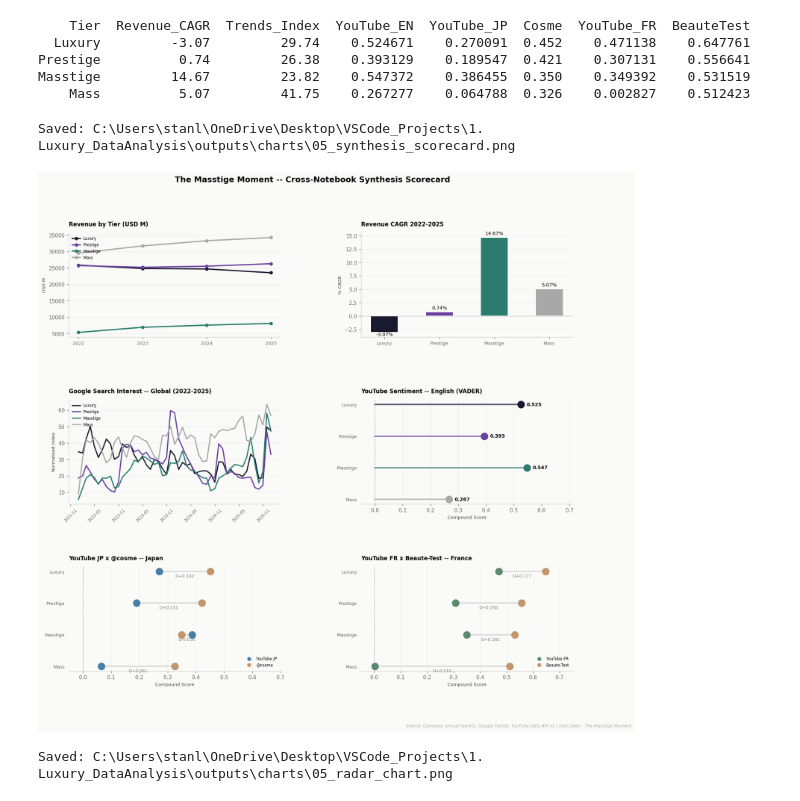
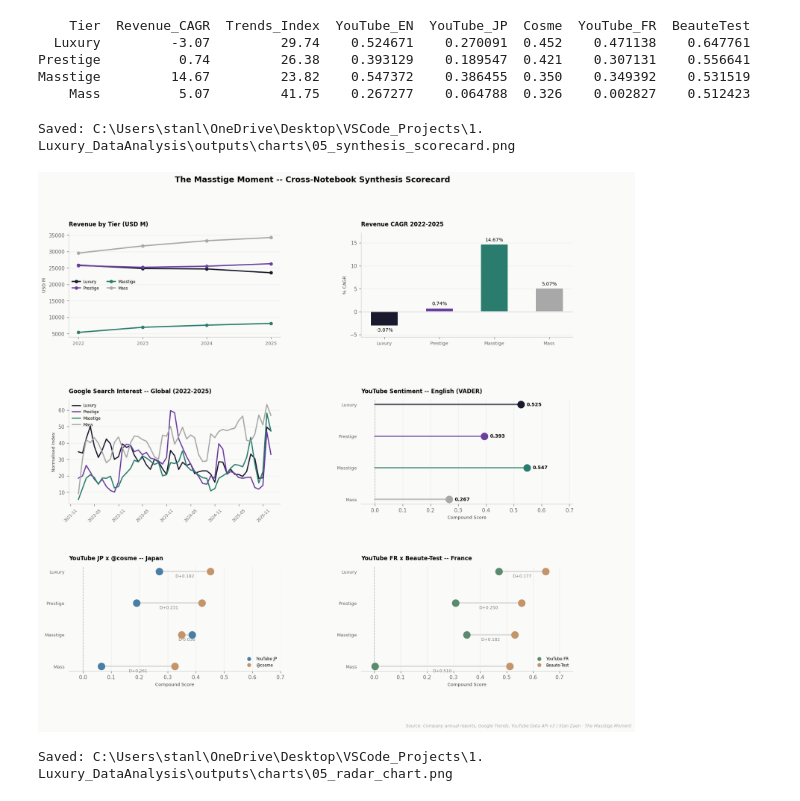
Before and after one commit to Stan-DS-Z/the-masstige-moment, a Jupyter notebook: notebooks/05_finalreport.ipynb, the cells around one changed output. Drawn from its saved outputs; the diff is of its cells as text; code cells hidden in the pictures.

```diff
--- a/notebooks/05_finalreport.ipynb
+++ b/notebooks/05_finalreport.ipynb
@@ -178,7 +178,9 @@ ax1.set_title("Revenue by Tier (USD M)", fontsize=10, fontweight="bold", loc="le
 ax1.set_ylabel("USD M", fontsize=8)
 ax1.set_xticks(rev_by_tier_year.index)
 ax1.set_xticklabels(rev_by_tier_year.index, fontsize=8)
-ax1.legend(fontsize=7, frameon=False, loc="upper left")
+# Legend sits in the empty mid-band between Masstige (bottom) and the
+# Luxury/Prestige/Mass cluster (top); "upper left" overlapped the lines.
+ax1.legend(fontsize=7, frameon=False, loc="center left", ncol=2)
 ax1.spines[["top", "right"]].set_visible(False)
 ax1.grid(axis="y", color="#EEEEEE", linewidth=0.8)
 
@@ -187,13 +189,21 @@ ax2 = fig.add_subplot(gs[0, 1])
 bars = ax2.bar(df_synth["Tier"], df_synth["Revenue_CAGR"],
                color=[TIER_COLOURS[t] for t in df_synth["Tier"]],
                width=0.5, edgecolor="white", linewidth=1.2)
+# Positive bars: label above the bar. Negative bars: label below the bar
+# end (va="top") so it never overlaps the bar itself.
 for bar, val in zip(bars, df_synth["Revenue_CAGR"]):
-    ax2.text(bar.get_x() + bar.get_width() / 2,
-             bar.get_height() + (0.3 if val >= 0 else -0.8),
-             f"{val:.2f}%", ha="center", va="bottom", fontsize=8.5)
+    if val >= 0:
+        ax2.text(bar.get_x() + bar.get_width() / 2, val + 0.45,
+                 f"{val:.2f}%", ha="center", va="bottom", fontsize=8.5)
+    else:
+        ax2.text(bar.get_x() + bar.get_width() / 2, val - 0.45,
+                 f"{val:.2f}%", ha="center", va="top", fontsize=8.5)
 ax2.set_title("Revenue CAGR 2022-2025", fontsize=10, fontweight="bold", loc="left")
 ax2.set_ylabel("% CAGR", fontsize=8)
 ax2.axhline(0, color="#CCCCCC", linewidth=0.8)
+# Headroom so the above/below-bar labels are not clipped by the axes.
+_cagr = df_synth["Revenue_CAGR"]
+ax2.set_ylim(_cagr.min() - 2.5, _cagr.max() + 2.5)
 ax2.spines[["top", "right"]].set_visible(False)
 ax2.tick_params(axis="x", labelsize=8)
 ax2.grid(axis="y", color="#EEEEEE", linewidth=0.8)
@@ -266,34 +276,34 @@ ax6 = fig.add_subplot(gs[2, 1])
 for i, tier in enumerate(TIER_ORDER):
     yt_val = df_synth.loc[df_synth["Tier"] == tier, "YouTube_FR"].values[0]
     bt_val = df_synth.loc[df_synth["Tier"] == tier, "BeauteTest"].values[0]
     delta  = bt_val - yt_val
     mid    = (yt_val + bt_val) / 2
     ax6.plot([yt_val, bt_val], [i, i], color="#DDDDDD", linewidth=2.5, zorder=1)
     ax6.scatter(yt_val, i, color=FR_YT_COLOR, s=150, zorder=5)
     ax6.scatter(bt_val, i, color=BT_COLOR,    s=150, zorder=5)
     ax6.text(mid, i + 0.22, f"D{delta:+.3f}",
              va="bottom", ha="center", fontsize=7.5, color="grey")
 ax6.axvline(0, color="grey", linewidth=1, linestyle="--", alpha=0.5)
 ax6.set_yticks(range(len(TIER_ORDER)))
 ax6.set_yticklabels(TIER_ORDER, fontsize=8)
 ax6.set_title("YouTube FR x Beaute-Test -- France",
               fontsize=10, fontweight="bold", loc="left")
 ax6.set_xlabel("Compound Score", fontsize=8)
 ax6.set_xlim(-0.05, 0.75)
 ax6.spines[["top", "right", "left"]].set_visible(False)
 ax6.tick_params(left=False)
 ax6.grid(axis="x", color="#EEEEEE", linewidth=0.8)
 ax6.invert_yaxis()
 ax6.legend(handles=[
     Line2D([0],[0],marker="o",color="w",markerfacecolor=FR_YT_COLOR,markersize=8,label="YouTube FR"),
     Line2D([0],[0],marker="o",color="w",markerfacecolor=BT_COLOR,   markersize=8,label="Beaute-Test"),
 ], frameon=False, fontsize=7, loc="lower right")
 
 save_chart(fig, "05_synthesis_scorecard.png")
 plt.show()
 # %% [output]
 Saved: C:\Users\stanl\OneDrive\Desktop\VSCode_Projects\1. Luxury_DataAnalysis\outputs\charts\05_synthesis_scorecard.png
-[figure, old version]
+[figure, new version]
 # %%
 # -- Cell 5: Radar chart -- normalised performance -------------------------------
 
```
Also changed, not shown: 1 other file.
